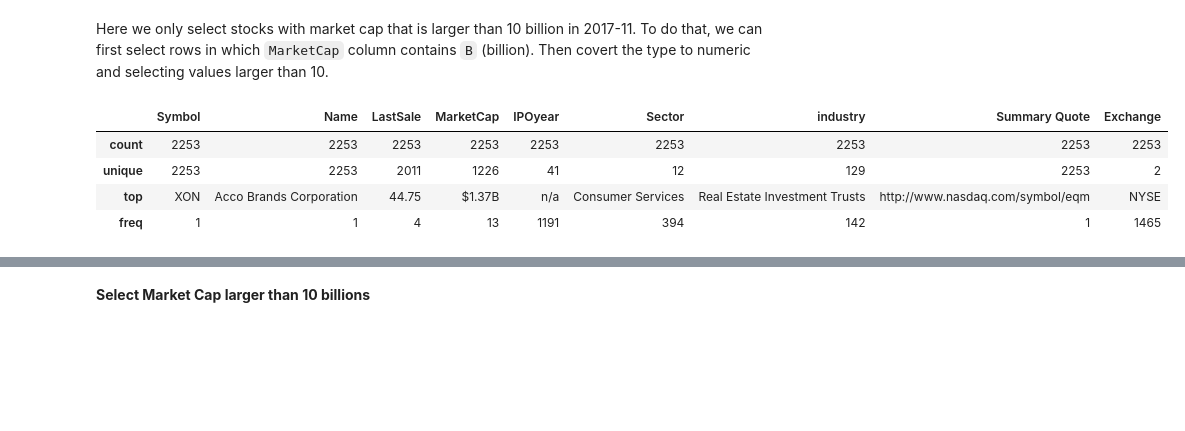
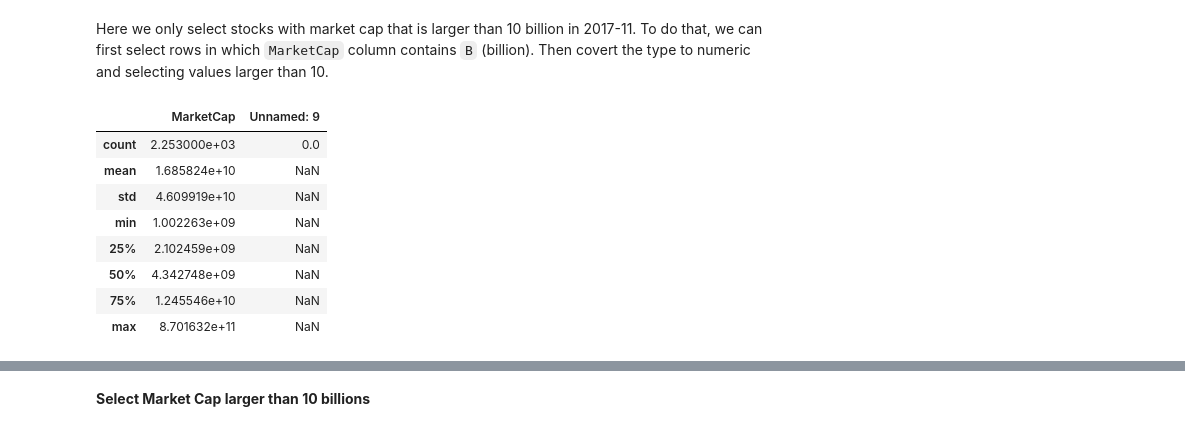
Before and after one commit to ShunChi100/Value_investing_analysis, a Jupyter notebook: src/stock_symbol_selecting.ipynb, the cells around one changed output, grey strips where cells are left out. Drawn from its saved outputs; the diff is of its cells as text; code cells hidden in the pictures; blank space fills up the shorter version.

```diff
--- a/src/stock_symbol_selecting.ipynb
+++ b/src/stock_symbol_selecting.ipynb
@@ -35,17 +35,17 @@ for exchange in exchanges:
 ### Read data
 # %%
 # read ticker symbols from all US stocks, data source (http://www.nasdaq.com/screening/company-list.aspx)
-tickers_NASDAQ = pd.read_csv("../data/data_Ticker/NASDAQ.csv", skiprows=None)
+tickers_NASDAQ = pd.read_csv("../data/data_Ticker/NASDAQ.csv", skiprows=None, )
 tickers_NASDAQ ["Exchange"] = "NASDAQ"
-tickers_NASDAQ = tickers_NASDAQ.drop("Unnamed: 8", axis=1)
+#tickers_NASDAQ = tickers_NASDAQ.drop("Unnamed: 8", axis=1)
 
 tickers_NYSE = pd.read_csv("../data/data_Ticker/NYSE.csv", skiprows=None)
 tickers_NYSE ["Exchange"] = "NYSE"
-tickers_NYSE = tickers_NYSE.drop("Unnamed: 8", axis=1)
+#tickers_NYSE = tickers_NYSE.drop("Unnamed: 8", axis=1)
 
 tickers_AMEX = pd.read_csv("../data/data_Ticker/AMEX.csv", skiprows=None)
 tickers_AMEX ["Exchange"] = "AMEX"
-tickers_AMEX = tickers_AMEX.drop("Unnamed: 8", axis=1)
+#tickers_AMEX = tickers_AMEX.drop("Unnamed: 8", axis=1)
 
 # combine all symbols from three exchanges into one dataframe
 tickers = tickers_NASDAQ.append(tickers_NYSE)
@@ -102,7 +102,7 @@ tickers.drop(["level_0","index"], axis=1, inplace=True)
 # reomve symbols without market captical `MarketCap == n/a`
 tmp = tickers.shape
 tmp = np.arange(tmp[0])
-tickers.drop(list(tmp[tickers.MarketCap=="n/a"]),axis = 0, inplace=True)
+tickers.drop(list(tmp[tickers.MarketCap==0]),axis = 0, inplace=True)
 tickers = tickers.reset_index()
 
 # delete duplicated names
@@ -144,16 +163,20 @@ tickers.loc[tickers.Name == "Bank of America Corporation"]
 Here we only select stocks with market cap that is larger than 10 billion in 2017-11. To do that, we can first select rows in which `MarketCap` column contains `B` (billion). Then covert the type to numeric and selecting values larger than 10.
 # %%
 # select ticker symbols with `MarketCap` contains "B"
-tickers_Billion = tickers.loc[tickers.MarketCap.str.contains("B")]
+tickers_Billion = tickers.loc[tickers.MarketCap>1000000000]
 tickers_Billion.describe()
 
 # see the filtered symbols
 tickers_Billion = tickers_Billion.reset_index();
 tickers_Billion.drop(["index"], axis=1, inplace=True)
 tickers_Billion.head(5)
 # %% [output]
-|  | Symbol | Name | LastSale | MarketCap | IPOyear | Sector | industry | Summary Quote | Exchange |
-| count | 2253 | 2253 | 2253 | 2253 | 2253 | 2253 | 2253 | 2253 | 2253 |
-| unique | 2253 | 2253 | 2011 | 1226 | 41 | 12 | 129 | 2253 | 2 |
-| top | XON | Acco Brands Corporation | 44.75 | $1.37B | n/a | Consumer Services | Real Estate Investment Trusts | http://www.nasdaq.com/symbol/eqm | NYSE |
-| freq | 1 | 1 | 4 | 13 | 1191 | 394 | 142 | 1 | 1465 |
+|  | MarketCap | Unnamed: 9 |
+| count | 2.253000e+03 | 0.0 |
+| mean | 1.685824e+10 | NaN |
+| std | 4.609919e+10 | NaN |
+| min | 1.002263e+09 | NaN |
+| 25% | 2.102459e+09 | NaN |
+| 50% | 4.342748e+09 | NaN |
+| 75% | 1.245546e+10 | NaN |
+| max | 8.701632e+11 | NaN |
```
Also changed, not shown: parts of 9 cells of this notebook, 30 other files.
